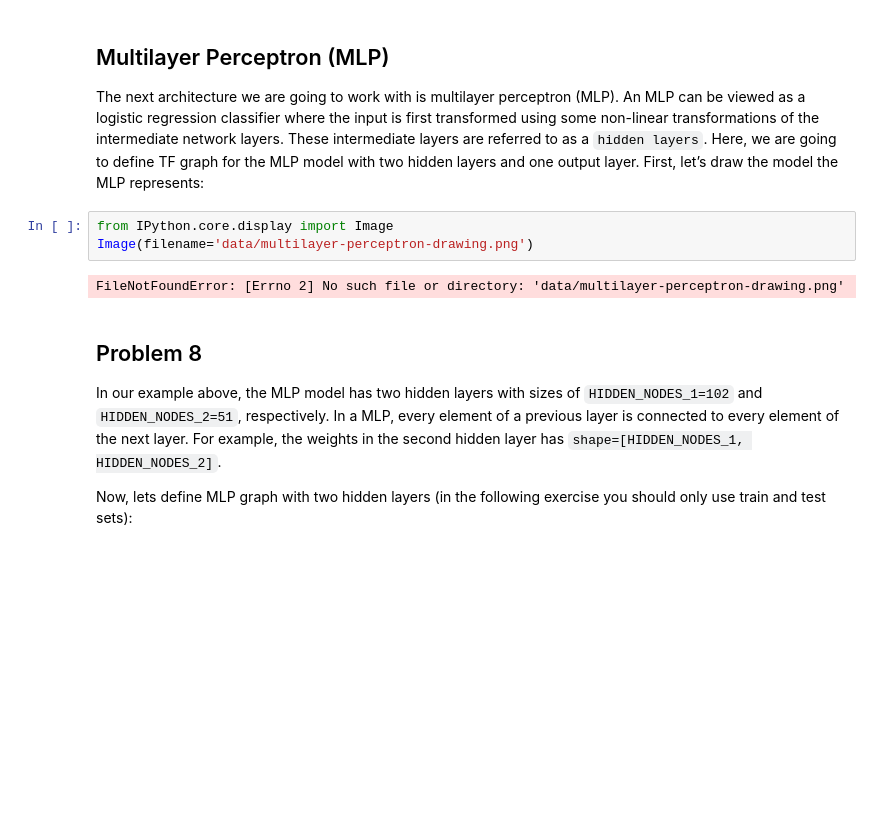
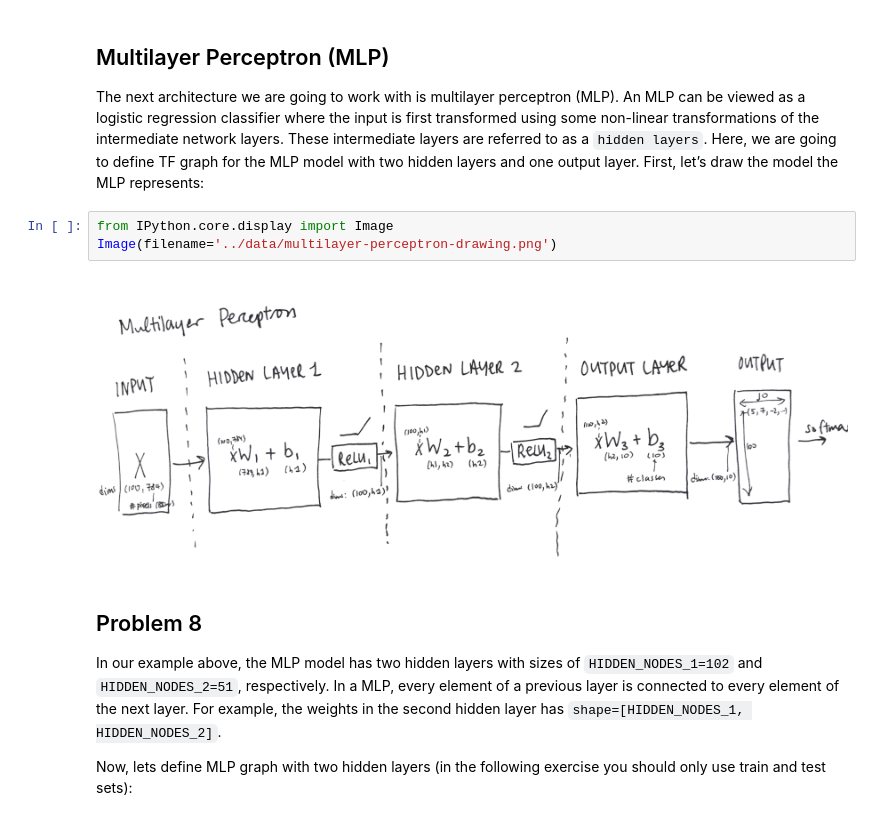
Before and after one commit to TTimTT/IPLab, a Jupyter notebook: assignments/Tim.ipynb, the cells around one changed output. Cells and saved outputs as stored; diff of their text form; blank space fills up the shorter version.

```diff
--- a/assignments/Tim.ipynb
+++ b/assignments/Tim.ipynb
@@ -1214,9 +1218,9 @@ here.
 The next architecture we are going to work with is multilayer perceptron (MLP). An MLP can be viewed as a logistic regression classifier where the input is first transformed using some non-linear transformations of the intermediate network layers. These intermediate layers are referred to as a `hidden layers`. Here, we are going to define TF graph for the MLP model with two hidden layers and one output layer. First, let’s draw the model the MLP represents:
 # %%
 from IPython.core.display import Image
-Image(filename='data/multilayer-perceptron-drawing.png')
+Image(filename='../data/multilayer-perceptron-drawing.png')
 # %% [output]
-FileNotFoundError: [Errno 2] No such file or directory: 'data/multilayer-perceptron-drawing.png'
+[figure, added]
 # %% [markdown]
 ## Problem 8
 
```
Also changed, not shown: parts of 28 cells of this notebook.
